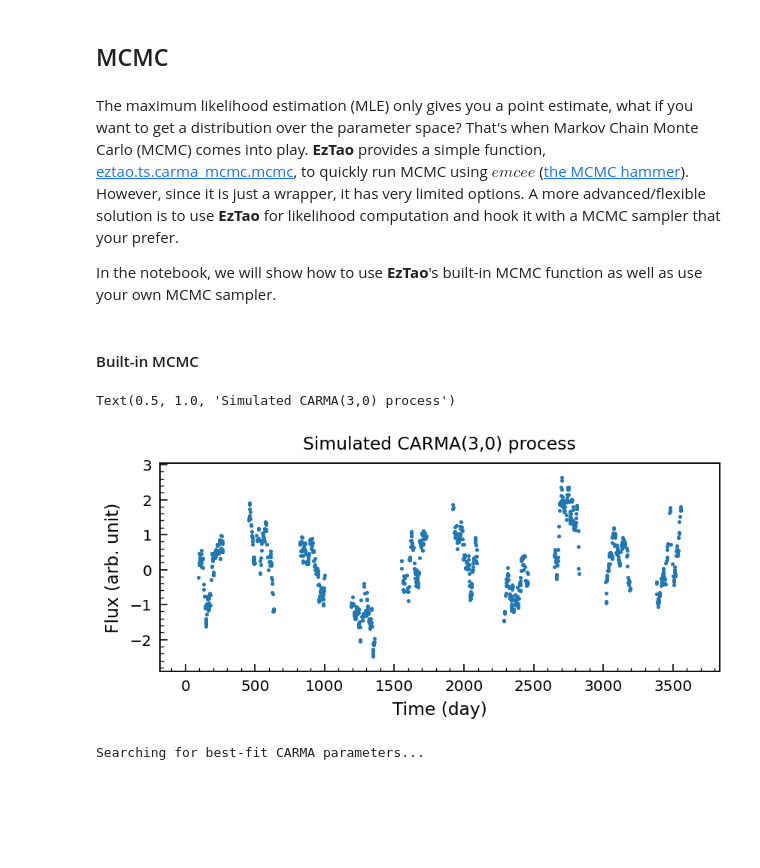
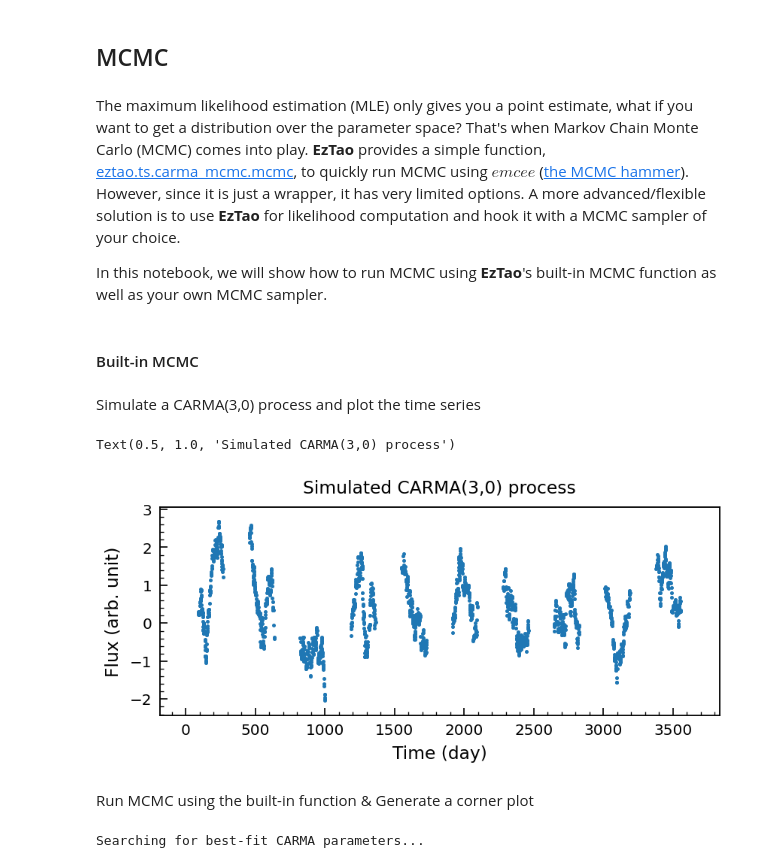
Before and after one commit to ywx649999311/EzTao, a Jupyter notebook: docs/notebooks/04_MCMC.ipynb, the cells around one changed output. Drawn from its saved outputs; the diff is of its cells as text; code cells hidden in the pictures; blank space fills up the shorter version.

```diff
--- a/docs/notebooks/04_MCMC.ipynb
+++ b/docs/notebooks/04_MCMC.ipynb
@@ -1,9 +1,9 @@
 # %% [markdown]
 ## MCMC
 # %% [markdown]
-The maximum likelihood estimation (MLE) only gives you a point estimate, what if you want to get a distribution over the parameter space? That's when Markov Chain Monte Carlo (MCMC) comes into play. __EzTao__ provides a simple function, [eztao.ts.carma_mcmc.mcmc](../python/ts.rst#module-eztao.ts.carma_mcmc), to quickly run MCMC using $\mathit{emcee}$ ([the MCMC hammer](https://emcee.readthedocs.io/en/stable/)). However, since it is just a wrapper, it has very limited options. A more advanced/flexible solution is to use __EzTao__ for likelihood computation and hook it with a MCMC sampler that your prefer.
+The maximum likelihood estimation (MLE) only gives you a point estimate, what if you want to get a distribution over the parameter space? That's when Markov Chain Monte Carlo (MCMC) comes into play. __EzTao__ provides a simple function, [eztao.ts.carma_mcmc.mcmc](../python/ts.rst#module-eztao.ts.carma_mcmc), to quickly run MCMC using $\mathit{emcee}$ ([the MCMC hammer](https://emcee.readthedocs.io/en/stable/)). However, since it is just a wrapper, it has very limited options. A more advanced/flexible solution is to use __EzTao__ for likelihood computation and hook it with a MCMC sampler of your choice.
 
-In the notebook, we will show how to use __EzTao__'s built-in MCMC function as well as use your own MCMC sampler.
+In this notebook, we will show how to run MCMC using __EzTao__'s built-in MCMC function as well as your own MCMC sampler.
 # %% [markdown]
 ####  Built-in MCMC
 # %%
@@ -23,21 +23,28 @@ import emcee
 import corner
 
 mpl.rc_file(os.path.join(eztao.__path__[0], "viz/eztao.rc"))
+# %% [markdown]
+Simulate a CARMA(3,0) process and plot the time series
 # %%
 # simulate a CARMA(3,0) process
 p = 3
 q = 0
+SNR = 100
+duration = 365*10.0
+npts = 2000
 carma30_kernel = CARMA_term(np.log([3, 3.189, 0.05]), np.log([0.5]))
-t, y, yerr = gpSimRand(carma30_kernel, 100, 365*10, 1000, log_flux=False)
+t, y, yerr = gpSimRand(carma30_kernel, SNR, duration, npts, log_flux=False)
 
 # plot the simulated process
 fig, ax = plt.subplots(1,1, dpi=120, figsize=(8,3))
 ax.errorbar(t, y, yerr, fmt='.', markersize=4)
 ax.set_xlabel('Time (day)')
 ax.set_ylabel('Flux (arb. unit)')
 ax.set_title('Simulated CARMA(3,0) process', fontsize=14)
 # %% [output]
 Text(0.5, 1.0, 'Simulated CARMA(3,0) process')
-[figure, old version]
+[figure, new version]
+# %% [markdown]
+Run MCMC using the built-in function & Generate a corner plot
 # %%
 # use built-in function to run MCMC
```
Also changed, not shown: parts of 24 cells of this notebook, 8 other files.
